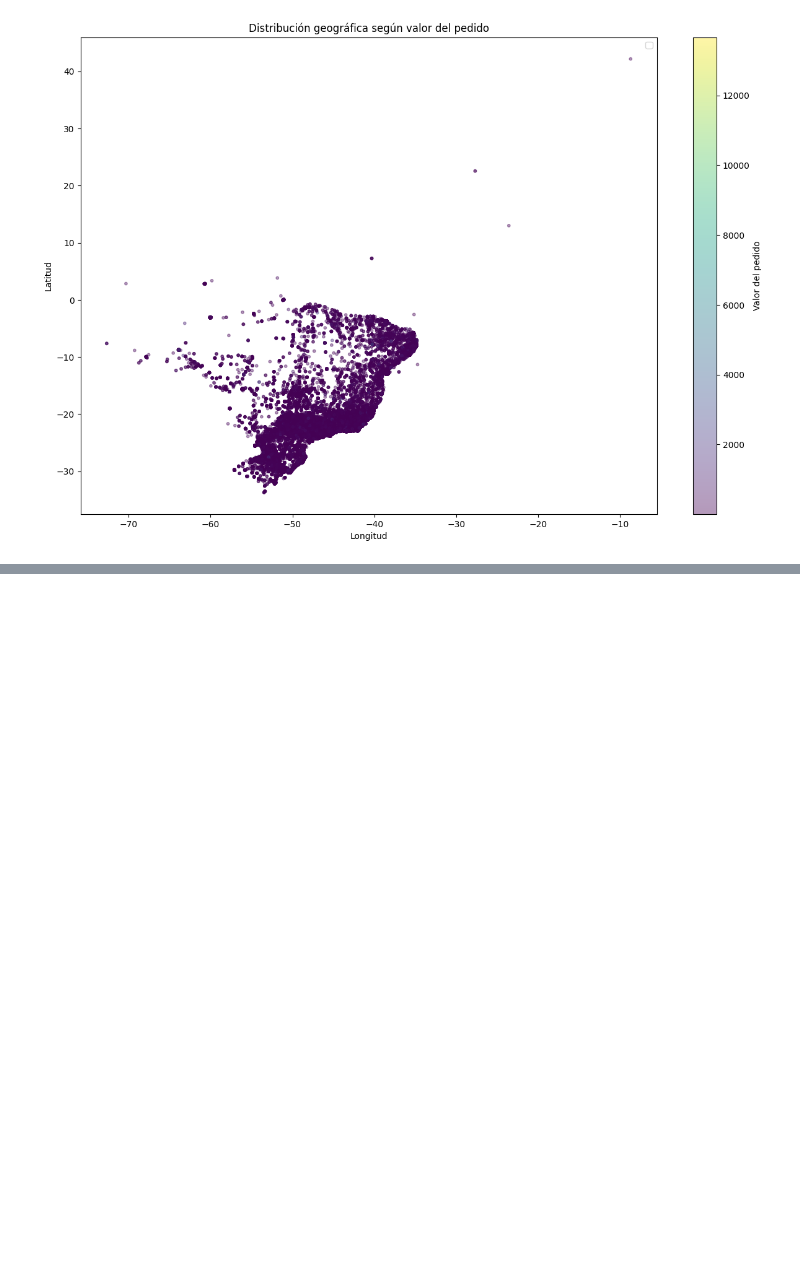
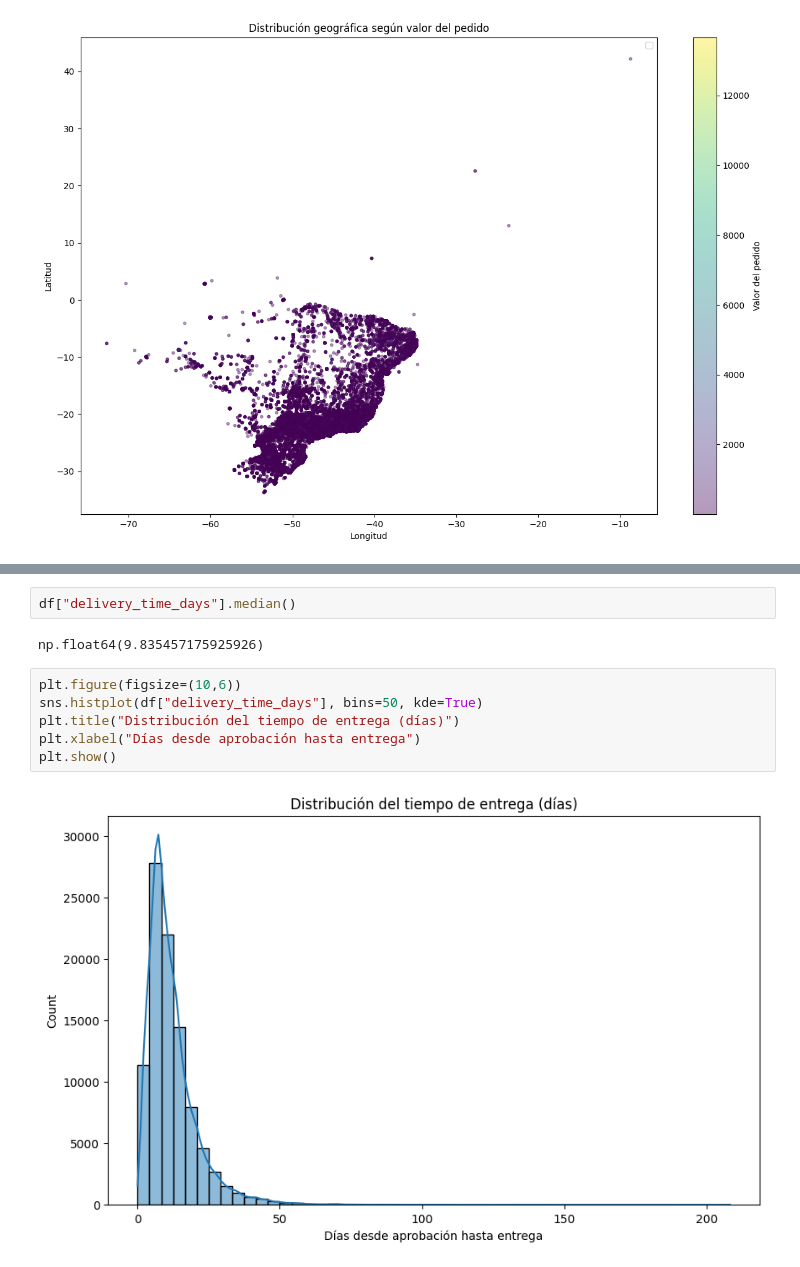
Before and after one commit to 4GeeksAcademy/sp-ml-20-final-project-g5, a Jupyter notebook: notebooks/proyectofinal.ipynb, the cells around one changed output, grey strips where cells are left out. Cells and saved outputs as stored; diff of their text form; blank space fills up the shorter version.

Commit message:
Target, analisis grafico Al comienzo pase las fechas a Datatime y luego cree una variable target con la fecha de entrega  y de aprobacion.

```diff
--- a/notebooks/proyectofinal.ipynb
+++ b/notebooks/proyectofinal.ipynb
@@ -203,0 +232,12 @@ plt.show()
+# %%
+df["delivery_time_days"].median()
+# %% [output]
+np.float64(9.835457175925926)
+# %%
+plt.figure(figsize=(10,6))
+sns.histplot(df["delivery_time_days"], bins=50, kde=True)
+plt.title("Distribución del tiempo de entrega (días)")
+plt.xlabel("Días desde aprobación hasta entrega")
+plt.show()
+# %% [output]
+[figure, added]
```
Also changed, not shown: parts of 14 cells of this notebook.
